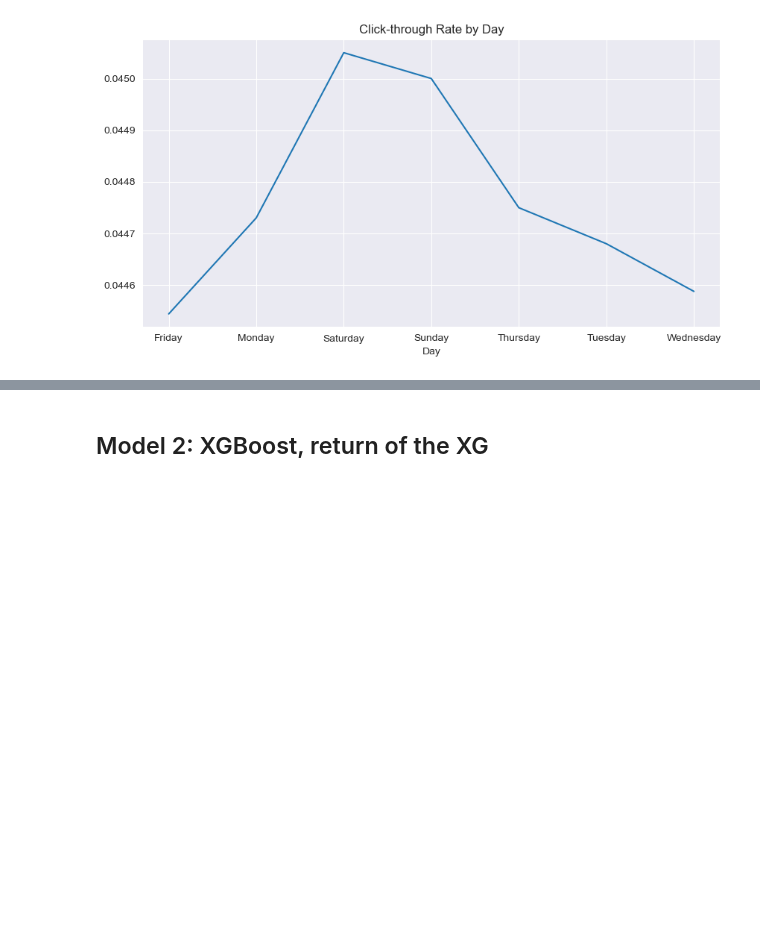
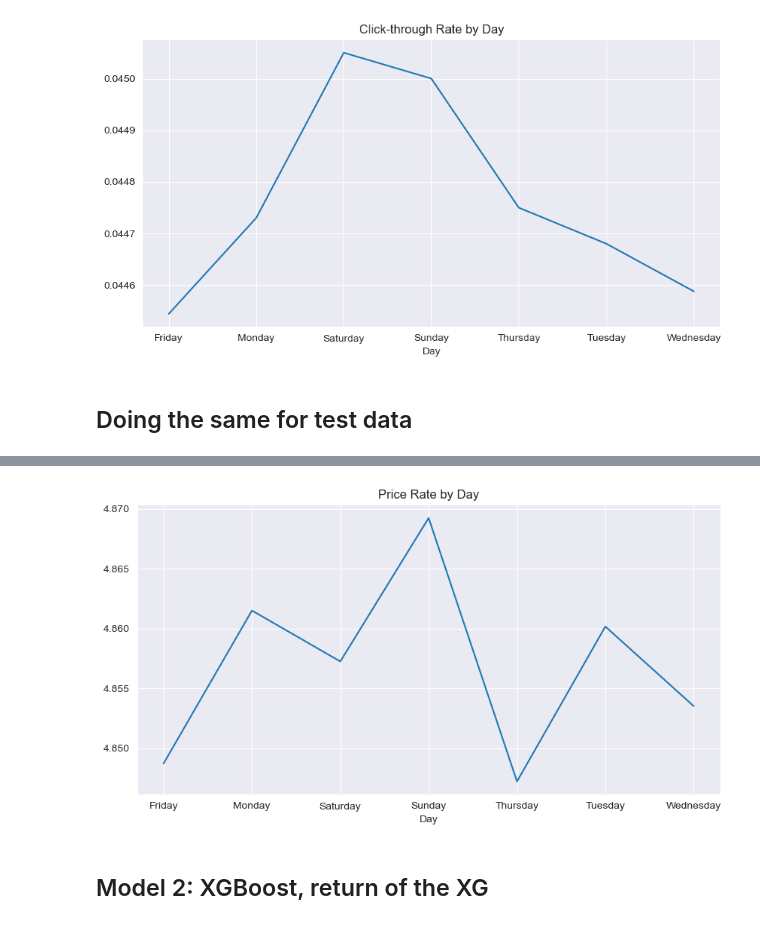
Before and after one commit to nbounatsos/dm_projects, a Jupyter notebook: Assignment 2/juicier_ass_robin.ipynb, the cells around one changed output, grey strips where cells are left out. Drawn from its saved outputs; the diff is of its cells as text; code cells hidden in the pictures; blank space fills up the shorter version.

```diff
--- a/Assignment 2/juicier_ass_robin.ipynb
+++ b/Assignment 2/juicier_ass_robin.ipynb
@@ -49,35 +52,64 @@ df['log_price_usd'] = np.log1p(df['price_usd'])
 # plt.ylabel('Average Log Price USD')
 # plt.show()
 # %%
+import pandas as pd
+import matplotlib.pyplot as plt
+import numpy as np
+
 # Date processing and creating CSV
 df['date_time'] = pd.to_datetime(df['date_time'])
 df['month'] = df['date_time'].dt.month
+df_test['date_time'] = pd.to_datetime(df_test['date_time'])
+df_test['month'] = df_test['date_time'].dt.month
 
 df['prop_historical_price'] = np.exp(df['prop_log_historical_price'])
+df_test['prop_historical_price'] = np.exp(df_test['prop_log_historical_price'])
 
 property_price_range = df.groupby(['prop_id', 'month'])['price_usd'].agg(['min', 'max']).reset_index()
 property_price_range.rename(columns={'min': 'min_price', 'max': 'max_price'}, inplace=True)
+property_price_range_test = df_test.groupby(['prop_id', 'month'])['price_usd'].agg(['min', 'max']).reset_index()
+property_price_range_test.rename(columns={'min': 'min_price', 'max': 'max_price'}, inplace=True)
 
 property_length_of_stay = df.groupby(['prop_id', 'month'])['srch_length_of_stay'].agg(['min', 'max']).reset_index()
 property_length_of_stay.rename(columns={'min': 'min_length_of_stay', 'max': 'max_length_of_stay'}, inplace=True)
+property_length_of_stay_test = df_test.groupby(['prop_id', 'month'])['srch_length_of_stay'].agg(['min', 'max']).reset_index()
+property_length_of_stay_test.rename(columns={'min': 'min_length_of_stay', 'max': 'max_length_of_stay'}, inplace=True)
 
 property_info = pd.merge(property_price_range, property_length_of_stay, on=['prop_id', 'month'])
 additional_info = df[['prop_id', 'month', 'site_id', 'prop_historical_price', 'visitor_hist_adr_usd', 'price_usd']].drop_duplicates()
 property_info = pd.merge(property_info, additional_info, on=['prop_id', 'month'])
+property_info_test = pd.merge(property_price_range_test, property_length_of_stay_test, on=['prop_id', 'month'])
+additional_info_test = df_test[['prop_id', 'month', 'site_id', 'prop_historical_price', 'visitor_hist_adr_usd', 'price_usd']].drop_duplicates()
+property_info_test = pd.merge(property_info_test, additional_info_test, on=['prop_id', 'month'])
 
 conditions = [(property_info['min_price'] / property_info['min_length_of_stay'] * property_info['max_length_of_stay']) > property_info['max_price'],
               property_info['min_length_of_stay'] == property_info['max_length_of_stay']]
+conditions_test = [(property_info_test['min_price'] / property_info_test['min_length_of_stay'] * property_info_test['max_length_of_stay']) > property_info_test['max_price'],
+              property_info_test['min_length_of_stay'] == property_info_test['max_length_of_stay']]
+
 choices = [1, 0]
+choices_test = [1, 0]
+
 property_info['price_per_night'] = np.select(conditions, choices, default=0)
+property_info_test['price_per_night'] = np.select(conditions_test, choices_test, default=0)
 
 conditions = [property_info['price_per_night'] == 1,
               property_info['price_per_night'] == 0]
+conditions_test = [property_info_test['price_per_night'] == 1,
+              property_info_test['price_per_night'] == 0]
+
 choices = [(property_info['min_price'] + property_info['max_price']) / 2,
            ((property_info['min_price'] / property_info['min_length_of_stay']) + (property_info['max_price'] / property_info['max_length_of_stay'])) / 2]
+choices_test = [(property_info_test['min_price'] + property_info_test['max_price']) / 2,
+           ((property_info_test['min_price'] / property_info_test['min_length_of_stay']) + (property_info_test['max_price'] / property_info_test['max_length_of_stay'])) / 2]
+
 property_info['avg_price'] = np.select(conditions, choices)
 property_info['log_avg_price'] = np.log1p(property_info['avg_price'])
+property_info_test['avg_price'] = np.select(conditions_test, choices_test)
+property_info_test['log_avg_price'] = np.log1p(property_info_test['avg_price'])
 
 property_info.to_csv('property_info.csv', index=False)
+property_info_test.to_csv('property_info_test.csv', index=False)
 # %%
 from scipy.stats import zscore
 
@@ -124,3 +188,22 @@ plt.xlabel("Day")
 plt.show()
 # %% [output]
 [figure]
+# %% [markdown]
+## Doing the same for test data
+# %%
+# Break down date to more features - year - month - day - hour
+df_test['date_time'] = pd.to_datetime(df_test['date_time'])
+df_test['year'] = df_test['date_time'].dt.year
+df_test['month'] = df_test['date_time'].dt.month
+df_test['day'] = df_test['date_time'].dt.day
+df_test['hour'] = df_test['date_time'].dt.hour
+df_test['day_string'] = df_test['date_time'].dt.day_name()
+
+print(df_test)
+
+price_rate_by_hour_test = df_test.groupby('day_string')['log_price_usd'].mean()
+price_rate_by_hour_test.plot(kind='line', figsize=(10, 5))
+plt.title("Price Rate by Day")
+plt.xlabel("Day")
+plt.show()
+# %% [output]
@@ -127,3 +227,4 @@ plt.show()
+[figure, added]
 # %%
 # # Convert competitor info to aggregated_info
 # rate_cols = [f'comp{i}_rate' for i in range(1, 9)]
```
Also changed, not shown: parts of 25 cells of this notebook.
